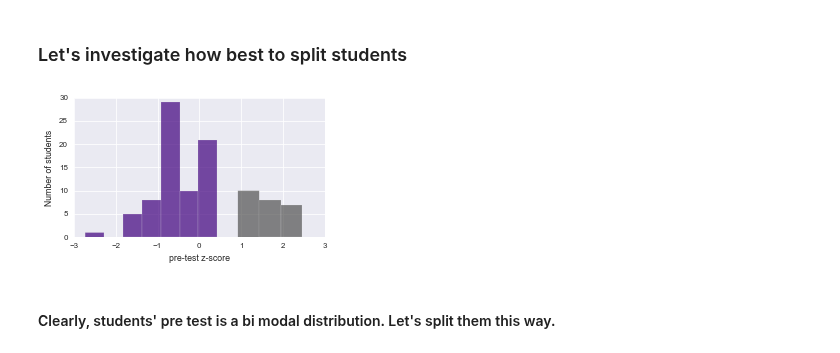
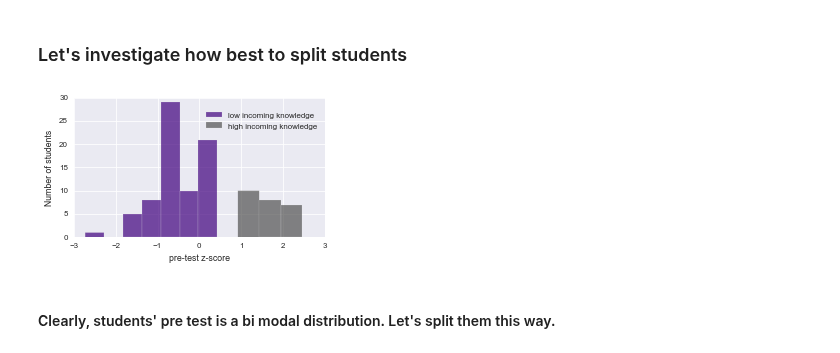
Before and after one commit to sperez8/Phet-log-analyzer, a Jupyter notebook: cck/temporal_sequence_infogain_mining.ipynb, the cells around one changed output. Cells and saved outputs as stored; diff of their text form; code cells hidden in the pictures.

```diff
--- a/cck/temporal_sequence_infogain_mining.ipynb
+++ b/cck/temporal_sequence_infogain_mining.ipynb
@@ -171,19 +76,21 @@ def get_top_seqs(ranks,N):
 # %%
 # df_scores.hist(column='z pre')
 # print list(df_scores['z pre'])
 sns.set_style("darkgrid")
 sns.set_context("paper")
 fig, ax = plt.subplots(1, figsize=(4.5,2.5))
 sns.distplot(list([x for x in df_scores['z pre'] if x <= 0.45]),
-             bins=7, kde=False, rug=False, color='#3f007d', hist_kws={'alpha':0.7});
+             bins=7, kde=False, rug=False, color='#3f007d', hist_kws={'alpha':0.7}, label = 'low incoming knowledge');
 X = list([x for x in df_scores['z pre'] if x > 0.45])
 X.extend([2.45,2.45,2.45])
-sns.distplot(X,bins=3, kde=False, rug=False, color='#525252', hist_kws={'alpha':0.7});
+sns.distplot(X,bins=3, kde=False, rug=False, color='#525252', hist_kws={'alpha':0.7},  label = 'high incoming knowledge');
 ax.set_ylabel('Number of students')
 ax.set_xlabel('pre-test z-score')
+handles, labels = ax.get_legend_handles_labels()
+lgd = ax.legend(handles, labels, loc='upper right', bbox_to_anchor=(1.0,0.95))
 fig.savefig('figs/hist_pre.svg')
 # %% [output]
-[figure, old version]
+[figure, new version]
 # %% [markdown]
 #### Clearly, students' pre test is a bi modal distribution. Let's split them this way.
 # %%
```
Also changed, not shown: parts of 14 cells of this notebook, 16 other files.
